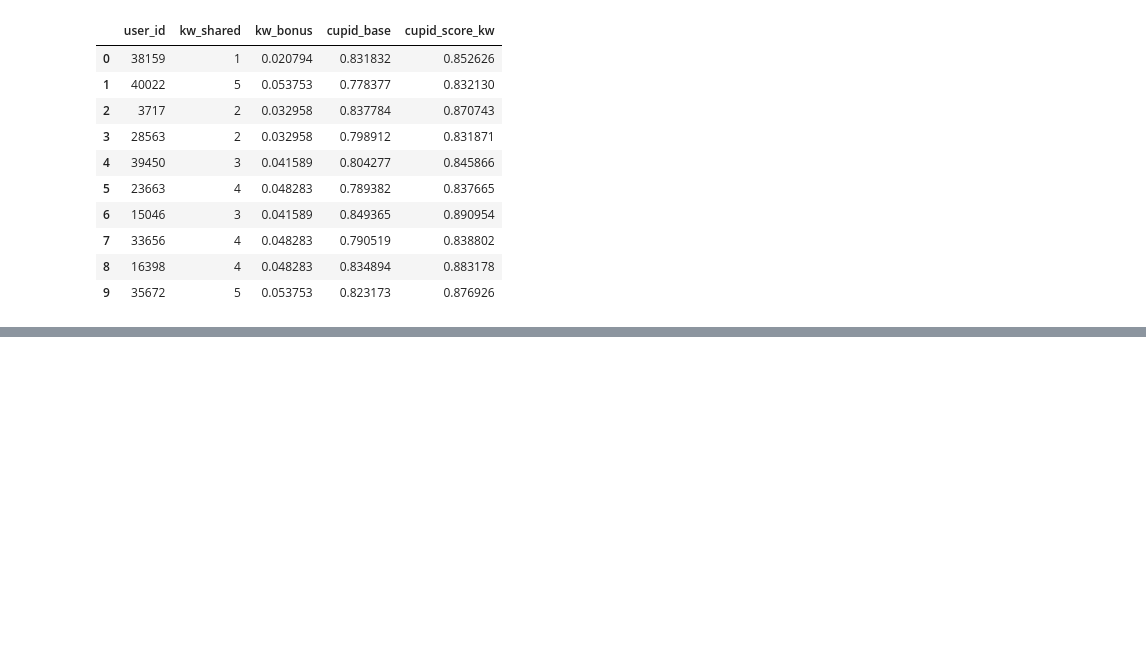
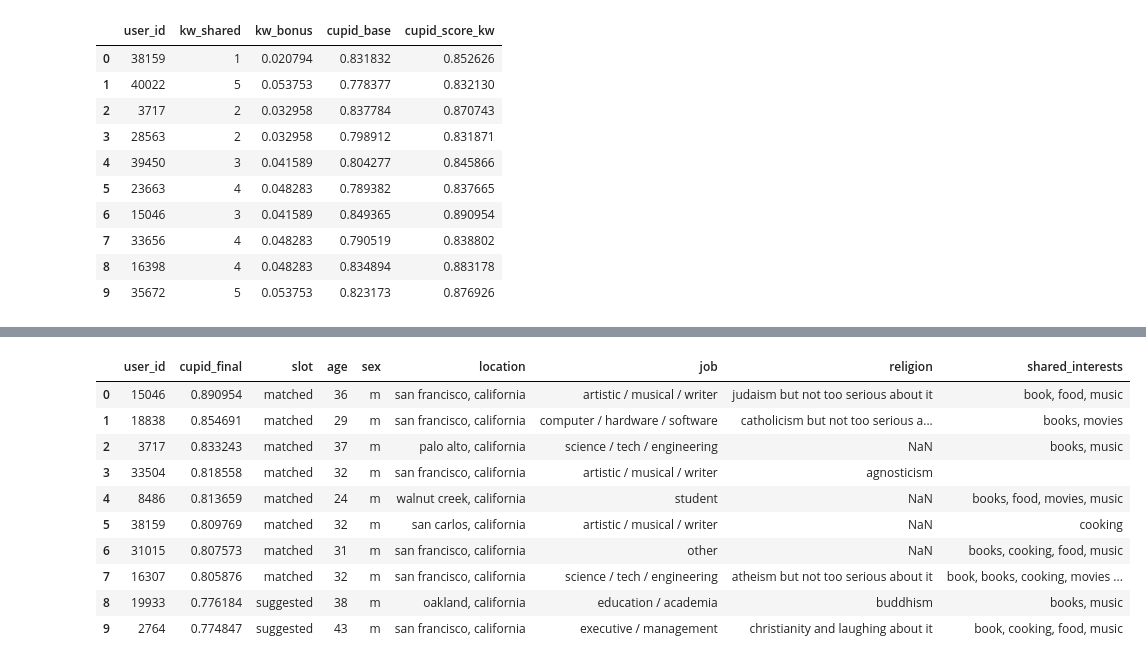
Before and after one commit to KrishaVeera/Decoding-the-Dating-Game, a Jupyter notebook: Custom_Dating_Model.ipynb, the cells around one changed output, grey strips where cells are left out. Cells and saved outputs as stored; diff of their text form; code cells hidden in the pictures; blank space fills up the shorter version.

```diff
--- a/Custom_Dating_Model.ipynb
+++ b/Custom_Dating_Model.ipynb
@@ -404,0 +518,76 @@ Keyword boost (log-scale) added. Preview:
+# %%
+#Pretty final table with shared interests & notes
+# Inputs: diverse_slate (from Cell 5b), df (master), u (target user_id)
+# Output: final_table (nice display)
+
+DISPLAY_SHARED_MAX = 4
+
+def user_kw_set(user_id: int) -> set:
+    bio = df.loc[df["user_id"] == user_id, "bio_text"]
+    bio = str(bio.iloc[0]) if len(bio) else ""
+    toks = re.findall(r"[a-zA-Z]+", bio.lower())
+    return {t for t in toks if t in CUPID_KEYWORDS}
+
+def shared_kw_str(user_kw: set, cand_kw: set, limit: int = DISPLAY_SHARED_MAX) -> str:
+    shared = sorted(user_kw & (cand_kw or set()))
+    if not shared:
+        return ""
+    return ", ".join(shared[:limit]) + (" ..." if len(shared) > limit else "")
+
+def cupid_finalize_table_simple(diverse_df: pd.DataFrame, user_id: int, k: int = CUPID_TOP_K, serendipity_n: int = 2) -> pd.DataFrame:
+    C = diverse_df.copy()
+    C["user_id"] = C["user_id"].astype(int)
+
+    # main picks
+    main_n = max(0, k - serendipity_n)
+    main_df = C.sort_values("cupid_final", ascending=False).head(main_n).copy()
+    main_df["slot"] = "matched"
+
+    # serendipity from remaining (already hard‑filtered earlier)
+    remaining = C[~C["user_id"].isin(main_df["user_id"])].copy()
+    u_kw = user_kw_set(user_id)
+    remaining["shared_cnt"] = remaining["kw_set"].apply(lambda s: len(u_kw & s))
+    ser_pool = remaining[(remaining.get("recency_norm", 0) > 0.6) & (remaining["shared_cnt"] >= 1)]
+    if len(ser_pool) < serendipity_n:
+        ser_pool = pd.concat([ser_pool, remaining]).drop_duplicates("user_id")
+    ser_df = ser_pool.sample(n=min(serendipity_n, len(ser_pool)), random_state=42).copy()
+    ser_df["slot"] = "suggested"
+
+    # combine
+    final = pd.concat([main_df, ser_df], ignore_index=True).drop_duplicates("user_id")
+
+    # drop conflicting cols before merge so we keep master values
+    for col in ["age","sex","location","job","religion","bio_text"]:
+        if col in final.columns:
+            final = final.drop(columns=[col])
+
+    # enrich from master df
+    enrich = df[["user_id","age","sex","location","job","religion","bio_text"]].copy()
+    enrich["user_id"] = enrich["user_id"].astype(int)
+    final = final.merge(enrich, on="user_id", how="left")
+
+    # shared interests column
+    final["shared_interests"] = final["kw_set"].apply(lambda s: shared_kw_str(u_kw, s))
+
+    # pick columns + order
+    cols = ["user_id","cupid_final","slot","age","sex","location","job","religion","shared_interests"]
+    for c in cols:
+        if c not in final.columns:
+            final[c] = np.nan
+    return final[cols].sort_values(["slot","cupid_final"], ascending=[True, False]).reset_index(drop=True)
+
+# run
+final_table = cupid_finalize_table_simple(diverse_slate, user_id=u, k=10, serendipity_n=2)
+display(final_table)
+# %% [output]
+|  | user_id | cupid_final | slot | age | sex | location | job | religion | shared_interests |
+| 0 | 15046 | 0.890954 | matched | 36 | m | san francisco, california | artistic / musical / writer | judaism but not too serious about it | book, food, music |
+| 1 | 18838 | 0.854691 | matched | 29 | m | san francisco, california | computer / hardware / software | catholicism but not too serious a... | books, movies |
+| 2 | 3717 | 0.833243 | matched | 37 | m | palo alto, california | science / tech / engineering | NaN | books, music |
+| 3 | 33504 | 0.818558 | matched | 32 | m | san francisco, california | artistic / musical / writer | agnosticism |  |
+| 4 | 8486 | 0.813659 | matched | 24 | m | walnut creek, california | student | NaN | books, food, movies, music |
+| 5 | 38159 | 0.809769 | matched | 32 | m | san carlos, california | artistic / musical / writer | NaN | cooking |
+| 6 | 31015 | 0.807573 | matched | 31 | m | san francisco, california | other | NaN | books, cooking, food, music |
+| 7 | 16307 | 0.805876 | matched | 32 | m | san francisco, california | science / tech / engineering | atheism but not too serious about it | book, books, cooking, movies ... |
+| 8 | 19933 | 0.776184 | suggested | 38 | m | oakland, california | education / academia | buddhism | books, music |
+| 9 | 2764 | 0.774847 | suggested | 43 | m | san francisco, california | executive / management | christianity and laughing about it | book, cooking, food, music |
```
Also changed, not shown: parts of 3 cells of this notebook.
